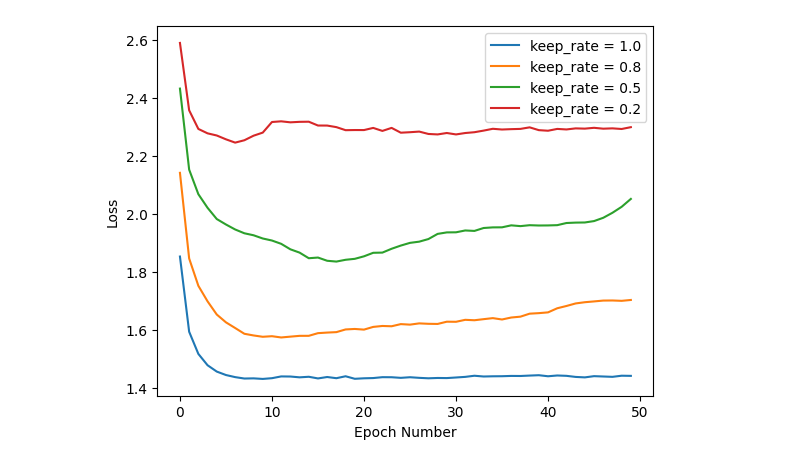
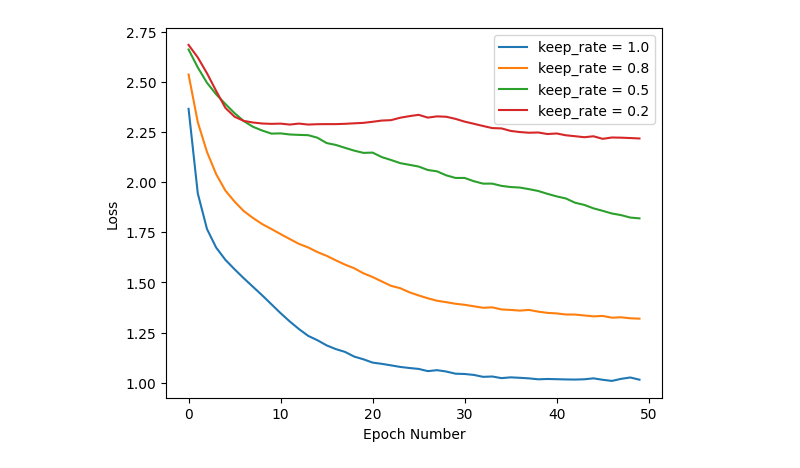
Before and after one commit to Yvnminc/Deep-Neural-Network-Components-Analysis, a Jupyter notebook: Experiment-Dropout-Optimiser-Regularizer.ipynb, the cells around one changed output. Saved outputs shown, nothing was run; the diff lists cells and outputs as text; code cells hidden in the pictures.

```diff
--- a/Experiment-Dropout-Optimiser-Regularizer.ipynb
+++ b/Experiment-Dropout-Optimiser-Regularizer.ipynb
@@ -19,18 +19,6 @@ X_dev = data.validation_data
 y_dev = data.validation_label
 # %%
 MOMENTUM = 0.9
-# %%
-nn = MlpV2(learning_rate=0.003, batch_size= 100)
-nn.set_optimiser('Adam',[0.9,0.9])
-nn.set_batchNormalizer(momentum = MOMENTUM)
-nn.add_layer(128,512,"relu",1)
-nn.add_layer(512,256,"relu",1)
-nn.add_layer(256,128,"relu",1)
-nn.add_layer(128,64,"relu",1)
-nn.add_layer(64,10,"softmax",1)
-### Try different learning rate and epochs
-
-#print('loss:%f'%MSE[-1])
 # %%
 keep_rate_option = [1,0.8,0.5,0.2]
 optimiser_option = [("Momentum",[0,0]),("Momentum",[0.9,0.9]),("Adam",[0.9,0.99])]
@@ -49,17 +27,28 @@ lr = 0.01
 batch_size = 128
 # %%
 from sklearn.metrics import precision_score, recall_score, f1_score
+# %%
+loss = []
+train_acc = []
+dev_acc = []
+train_precision = []
+dev_precision = []
+train_recall = []
+dev_recall = []
+train_f1 = []
+dev_f1 = []
+model = []
 # %%
 # store info in a dataframe
 
 for keep_rate in keep_rate_option:
     nn = MlpV2(learning_rate=lr, batch_size=batch_size)
-    nn.set_optimiser(opt_type='Momentum', params = [MOMENTUM])
+    nn.set_optimiser(opt_type='Adam', params = [0.9,0.99])
     nn.set_batchNormalizer()
-    nn.add_layer(128,512,"relu",keep_rate)
-    nn.add_layer(512,256,"relu",keep_rate)
-    nn.add_layer(256,128,"relu",keep_rate)
-    nn.add_layer(128,64,"relu",keep_rate)
+    nn.add_layer(128,512,"leaky_relu",keep_rate)
+    nn.add_layer(512,256,"leaky_relu",keep_rate)
+    nn.add_layer(256,128,"leaky_relu",keep_rate)
+    nn.add_layer(128,64,"leaky_relu",keep_rate)
     nn.add_layer(64,10,"softmax",1)
 
     train_loss = nn.fit(X_train, y_train, epochs=50)
@@ -91,3 +80,5 @@ for keep_rate in keep_rate_option:
     dev_precision.append(t_precision)
     dev_recall.append(t_recall)
     dev_f1.append(t_f1)
+
+    model.append(nn)
@@ -113,3 +85,5 @@ KeyboardInterrupt:
+# %%
+d_holder = [loss,train_acc,dev_acc,train_precision,dev_precision,train_recall,dev_recall,train_f1,dev_f1, model]
 # %%
 import seaborn as sns
 import numpy as np
@@ -118,15 +106,15 @@ import matplotlib.pyplot as plt
 # %%
 # plot
 
 
 for i in range(len(keep_rate_option)):
 
-    plt.plot(d_holder[0][i],label=f'keep_rate = {keep_rate_option[i]:.1f}')
+    plt.plot(d_holder[0][i][0],label=f'keep_rate = {keep_rate_option[i]:.1f}')
 
 plt.legend()
 plt.xlabel('Epoch Number')
 plt.ylabel('Loss')
-#plt.savefig('visual_outputs/dropout_loss.png')
+plt.savefig('visual_outputs/dropout_loss.png')
 plt.show()
 # %% [output]
-[figure, old version]
+[figure, new version]
```
Also changed, not shown: parts of 20 cells of this notebook, 4 other files.
